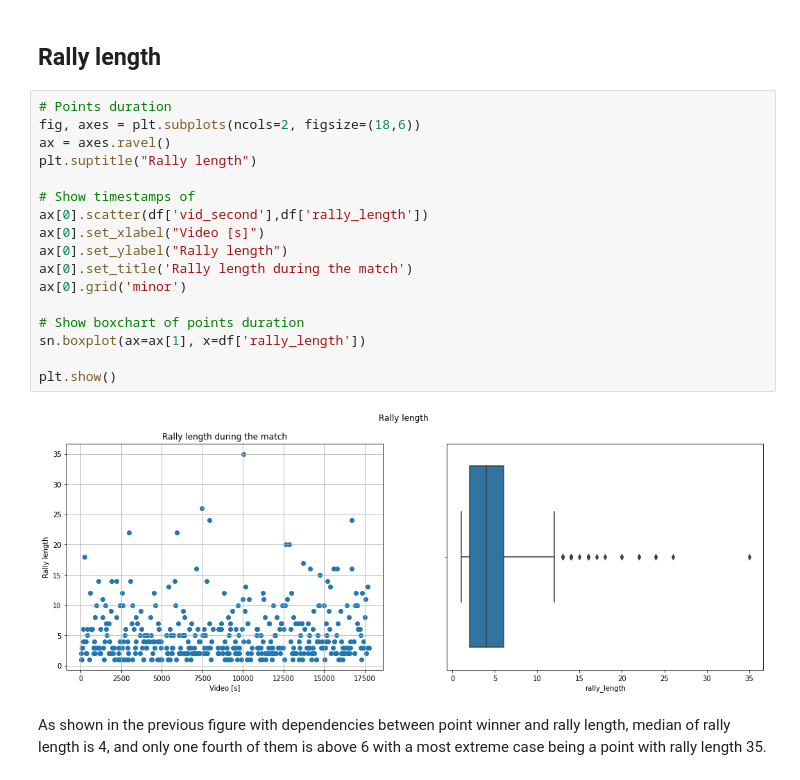
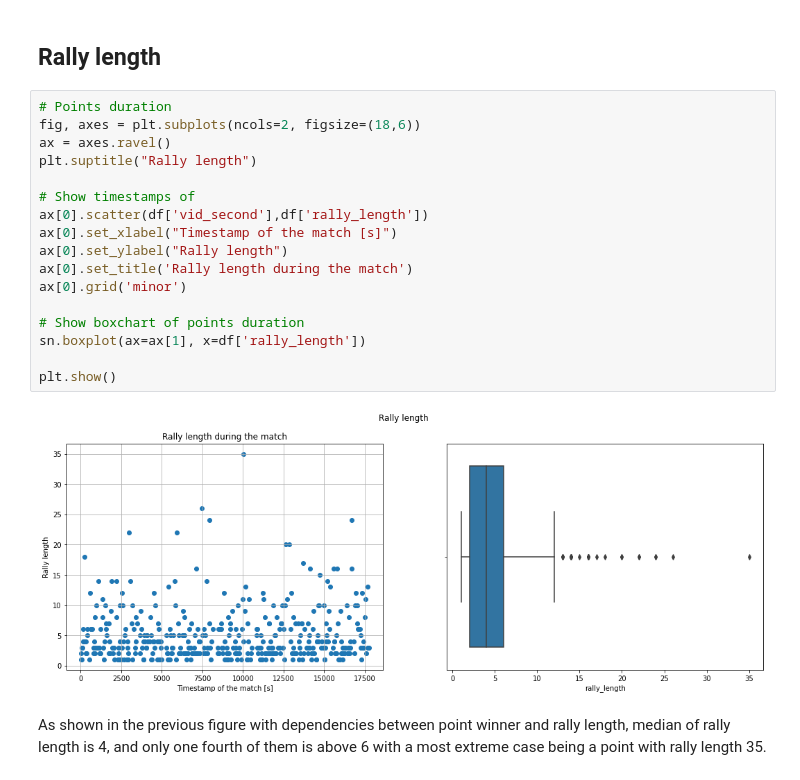
Before and after one commit to m-grbic/Foundley-Project, a Jupyter notebook: Tennis.ipynb, the cells around one changed output. Cells and saved outputs as stored; diff of their text form.

```diff
--- a/Tennis.ipynb
+++ b/Tennis.ipynb
@@ -930,22 +930,22 @@ Median of point duration is about 40 seconds with three longest points around 5
 # %%
 # Points duration
 fig, axes = plt.subplots(ncols=2, figsize=(18,6))
 ax = axes.ravel()
 plt.suptitle("Rally length")
 
 # Show timestamps of
 ax[0].scatter(df['vid_second'],df['rally_length'])
-ax[0].set_xlabel("Video [s]")
+ax[0].set_xlabel("Timestamp of the match [s]")
 ax[0].set_ylabel("Rally length")
 ax[0].set_title('Rally length during the match')
 ax[0].grid('minor')
 
 # Show boxchart of points duration
 sn.boxplot(ax=ax[1], x=df['rally_length'])
 
 plt.show()
 # %% [output]
-[figure, old version]
+[figure, new version]
 # %% [markdown]
 As shown in the previous figure with dependencies between point winner and rally length, median of rally length is 4, and only one fourth of them is above 6 with a most extreme case being a point with rally length 35.
 # %% [markdown]
```
Also changed, not shown: parts of 7 cells of this notebook.
